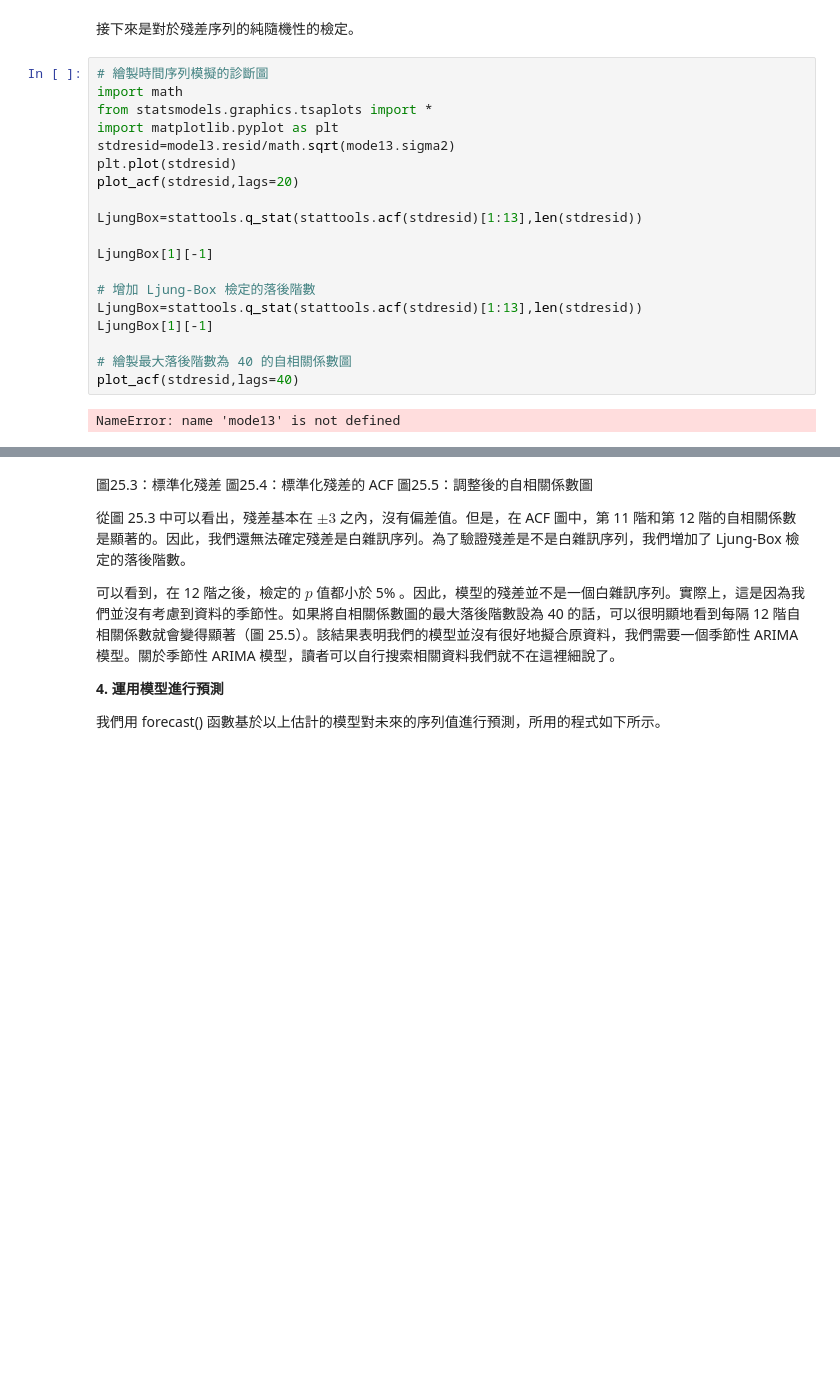
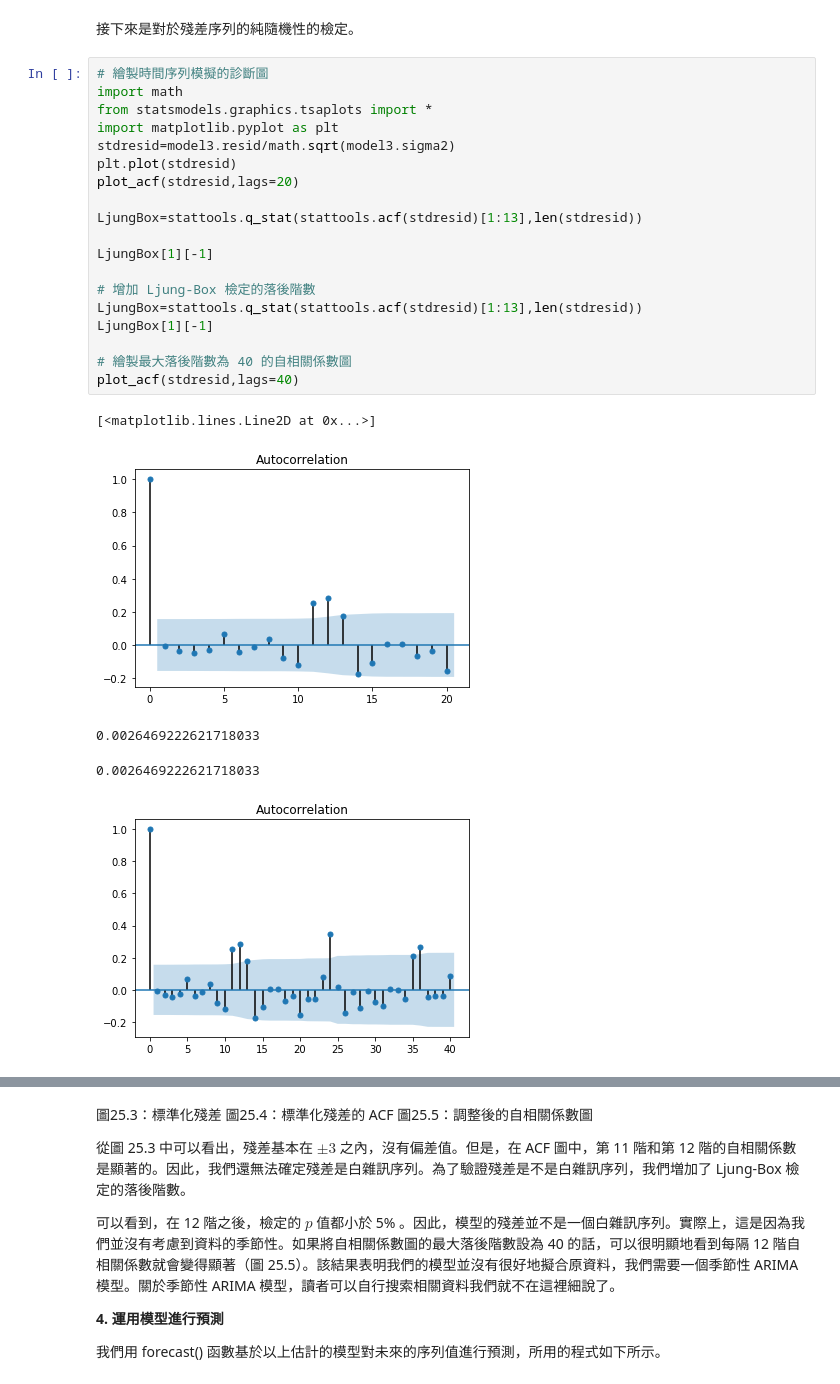
Before and after one commit to okluda/finpy_practice, a Jupyter notebook: ch_25.ipynb, the cells around one changed output, grey strips where cells are left out. Cells and saved outputs as stored; diff of their text form; blank space fills up the shorter version.

```diff
--- a/ch_25.ipynb
+++ b/ch_25.ipynb
@@ -446,21 +446,25 @@ array([[100.21675637, 100.28665498],
 # %%
 # 繪製時間序列模擬的診斷圖
 import math
 from statsmodels.graphics.tsaplots import *
 import matplotlib.pyplot as plt
-stdresid=model3.resid/math.sqrt(mode13.sigma2)
+stdresid=model3.resid/math.sqrt(model3.sigma2)
 plt.plot(stdresid)
 plot_acf(stdresid,lags=20)
 
 LjungBox=stattools.q_stat(stattools.acf(stdresid)[1:13],len(stdresid))
 
 LjungBox[1][-1]
 
 # 增加 Ljung-Box 檢定的落後階數
 LjungBox=stattools.q_stat(stattools.acf(stdresid)[1:13],len(stdresid))
 LjungBox[1][-1]
 
 # 繪製最大落後階數為 40 的自相關係數圖
 plot_acf(stdresid,lags=40)
 # %% [output]
-NameError: name 'mode13' is not defined
+[<matplotlib.lines.Line2D at 0x...>]
+[figure, added]
+0.0026469222621718033
+0.0026469222621718033
+[figure, added]
```
Also changed, not shown: parts of 25 cells of this notebook, 20 other files.
